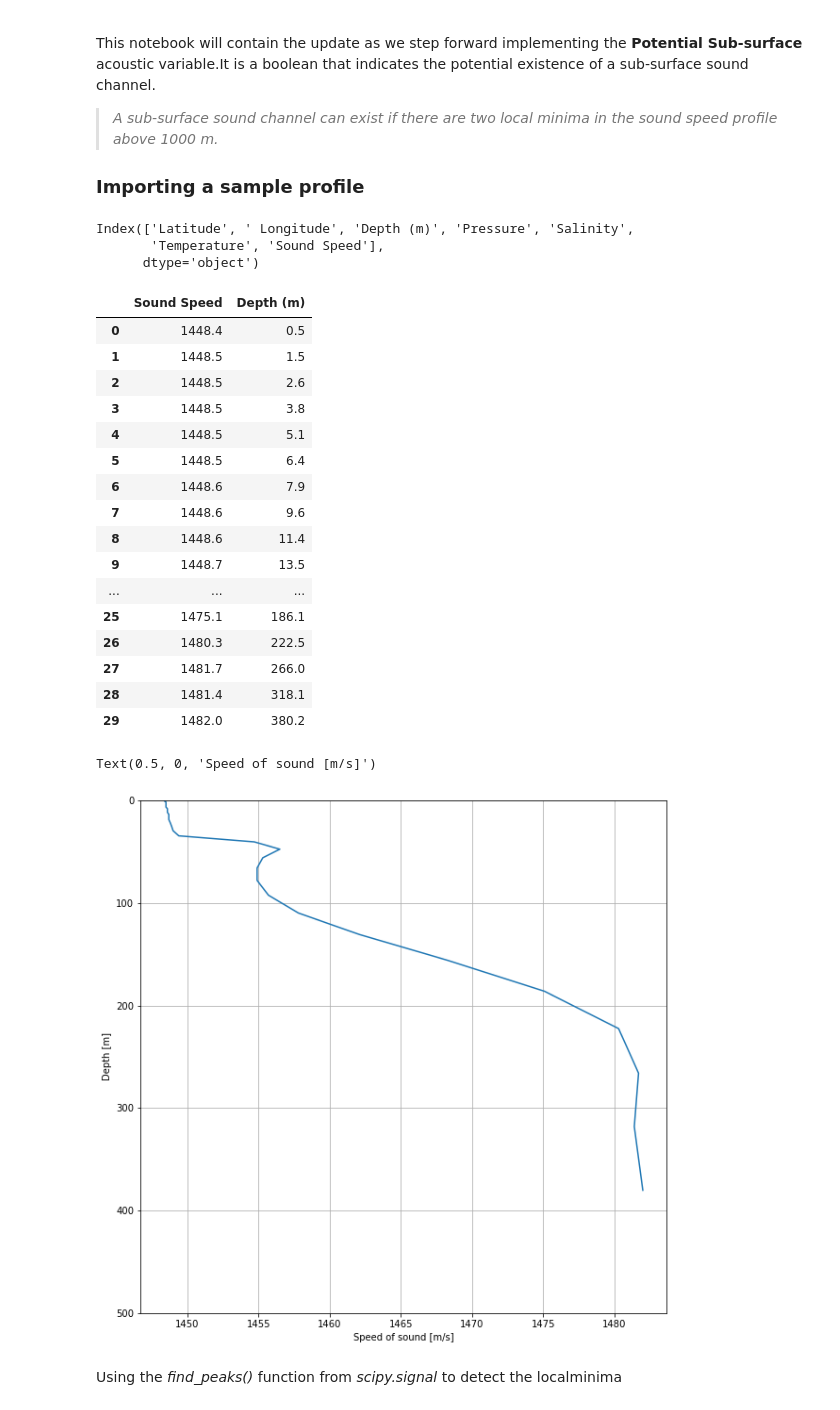
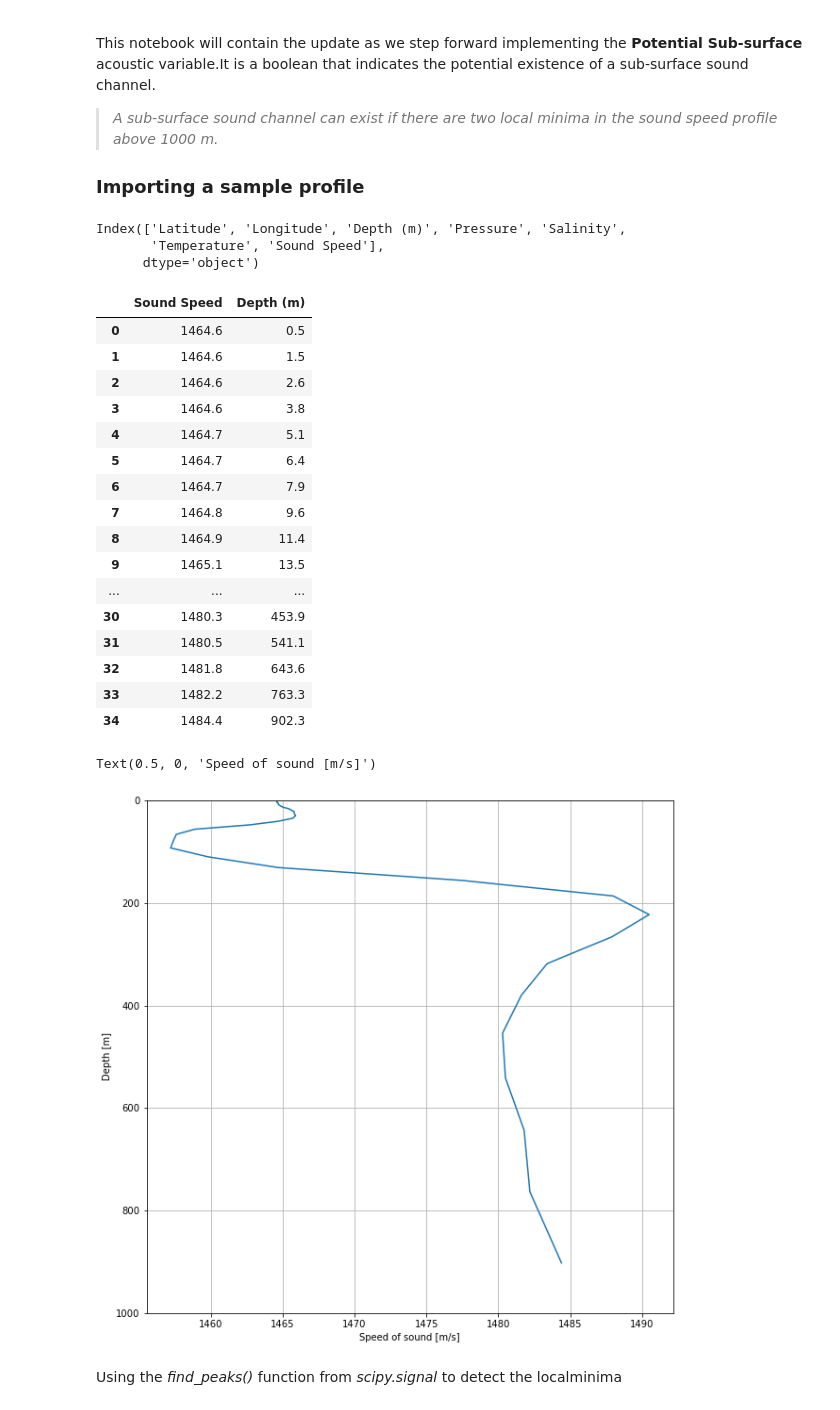
Before and after one commit to BaruaSourav/Ocean-Nav, a Jupyter notebook: Potential Sub Surface channel.ipynb, the cells around one changed output. Drawn from its saved outputs; the diff is of its cells as text; code cells hidden in the pictures.

```diff
--- a/Potential Sub Surface channel.ipynb
+++ b/Potential Sub Surface channel.ipynb
@@ -16,11 +16,11 @@ This notebook will contain the update as we step forward implementing the **Pote
 ### Importing a sample profile
 # %%
 #profile = pd.read_csv("sample-pssc-profiles/ts_giops_day_2021-01-22T16_45_30.510267.csv", comment='/')
-profile = pd.read_csv("sample-pssc-profiles/ts_giops_day_2021-01-22T16_45_30.510267.csv", header=2)
+profile = pd.read_csv("sample-pssc-profiles/ts_giops_day_2021-02-01T17 28 05.033836.csv", header=2)
 # %%
 profile.columns
 # %% [output]
-Index(['Latitude', ' Longitude', 'Depth (m)', 'Pressure', 'Salinity',
+Index(['Latitude', 'Longitude', 'Depth (m)', 'Pressure', 'Salinity',
        'Temperature', 'Sound Speed'],
       dtype='object')
 # %%
@@ -29,32 +29,32 @@ profile_depth_sspeed = profile_depth_sspeed[profile_depth_sspeed ['Depth (m)'] <
 profile_depth_sspeed
 # %% [output]
 |  | Sound Speed | Depth (m) |
-| 0 | 1448.4 | 0.5 |
-| 1 | 1448.5 | 1.5 |
-| 2 | 1448.5 | 2.6 |
-| 3 | 1448.5 | 3.8 |
-| 4 | 1448.5 | 5.1 |
-| 5 | 1448.5 | 6.4 |
-| 6 | 1448.6 | 7.9 |
-| 7 | 1448.6 | 9.6 |
-| 8 | 1448.6 | 11.4 |
-| 9 | 1448.7 | 13.5 |
+| 0 | 1464.6 | 0.5 |
+| 1 | 1464.6 | 1.5 |
+| 2 | 1464.6 | 2.6 |
+| 3 | 1464.6 | 3.8 |
+| 4 | 1464.7 | 5.1 |
+| 5 | 1464.7 | 6.4 |
+| 6 | 1464.7 | 7.9 |
+| 7 | 1464.8 | 9.6 |
+| 8 | 1464.9 | 11.4 |
+| 9 | 1465.1 | 13.5 |
 | ... | ... | ... |
-| 25 | 1475.1 | 186.1 |
-| 26 | 1480.3 | 222.5 |
-| 27 | 1481.7 | 266.0 |
-| 28 | 1481.4 | 318.1 |
-| 29 | 1482.0 | 380.2 |
+| 30 | 1480.3 | 453.9 |
+| 31 | 1480.5 | 541.1 |
+| 32 | 1481.8 | 643.6 |
+| 33 | 1482.2 | 763.3 |
+| 34 | 1484.4 | 902.3 |
 # %%
 fig, ax = plt.subplots(1,1,figsize=(10,10))
 ax.plot(profile_depth_sspeed['Sound Speed'], profile_depth_sspeed['Depth (m)'])
 ax.grid(True)
-ax.set_ylim([500,0])
+ax.set_ylim([1000,0])
 ax.set_ylabel('Depth [m]')
 ax.set_xlabel('Speed of sound [m/s]')
 # %% [output]
 Text(0.5, 0, 'Speed of sound [m/s]')
-[figure, old version]
+[figure, new version]
 # %% [markdown]
 Using the *find_peaks()* function from *scipy.signal* to detect the localminima
 # %%
```
Also changed, not shown: parts of 7 cells of this notebook, 6 other files.
